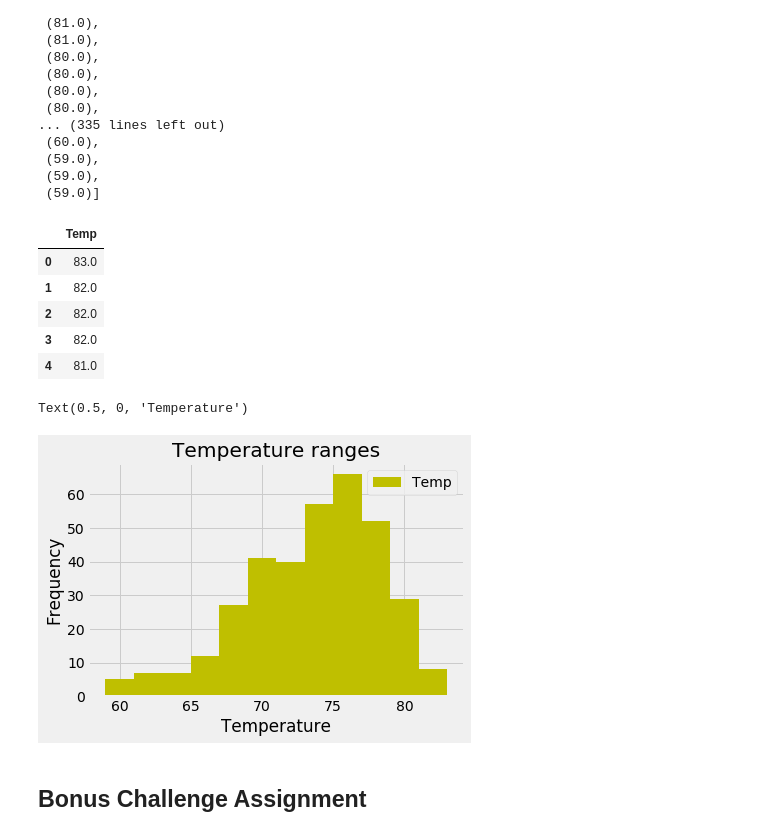
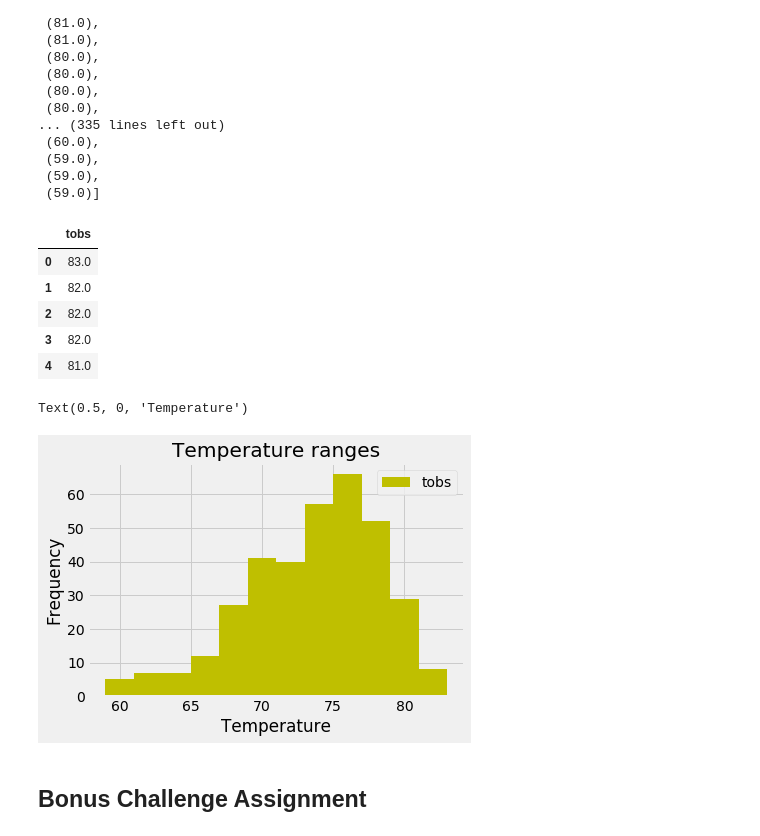
Before and after one commit to HaifaNajdawi/SQLAlchemy_climate_analysis_on_Honolulu-_Hawaii, a Jupyter notebook: climate_starter.ipynb, the cells around one changed output. Saved outputs shown, nothing was run; the diff lists cells and outputs as text; code cells hidden in the pictures.

```diff
--- a/climate_starter.ipynb
+++ b/climate_starter.ipynb
@@ -226,10 +226,10 @@ date_tobs_query
  (59.0),
  (59.0)]
 # %%
-temp_df=pd.DataFrame(date_tobs_query,columns=["Temp"])
+temp_df=pd.DataFrame(date_tobs_query,columns=["tobs"])
 temp_df.head()
 # %% [output]
-|  | Temp |
+|  | tobs |
 | 0 | 83.0 |
 | 1 | 82.0 |
 | 2 | 82.0 |
@@ -240,7 +240,7 @@ temp_df.plot.hist(density=False,bins=12,color='y',title="Temperature ranges")
 plt.xlabel("Temperature")
 # %% [output]
 Text(0.5, 0, 'Temperature')
-[figure, old version]
+[figure, new version]
 # %% [markdown]
 ## Bonus Challenge Assignment
 # %%
```
Also changed, not shown: parts of 4 cells of this notebook.
